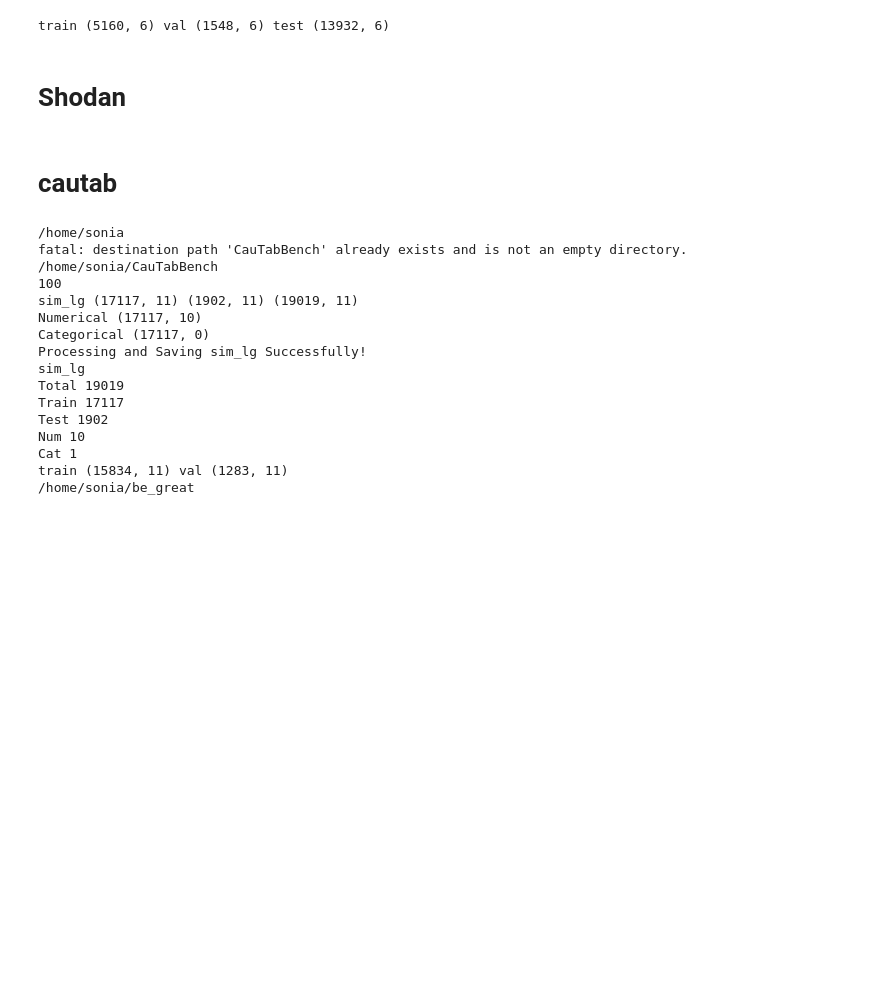
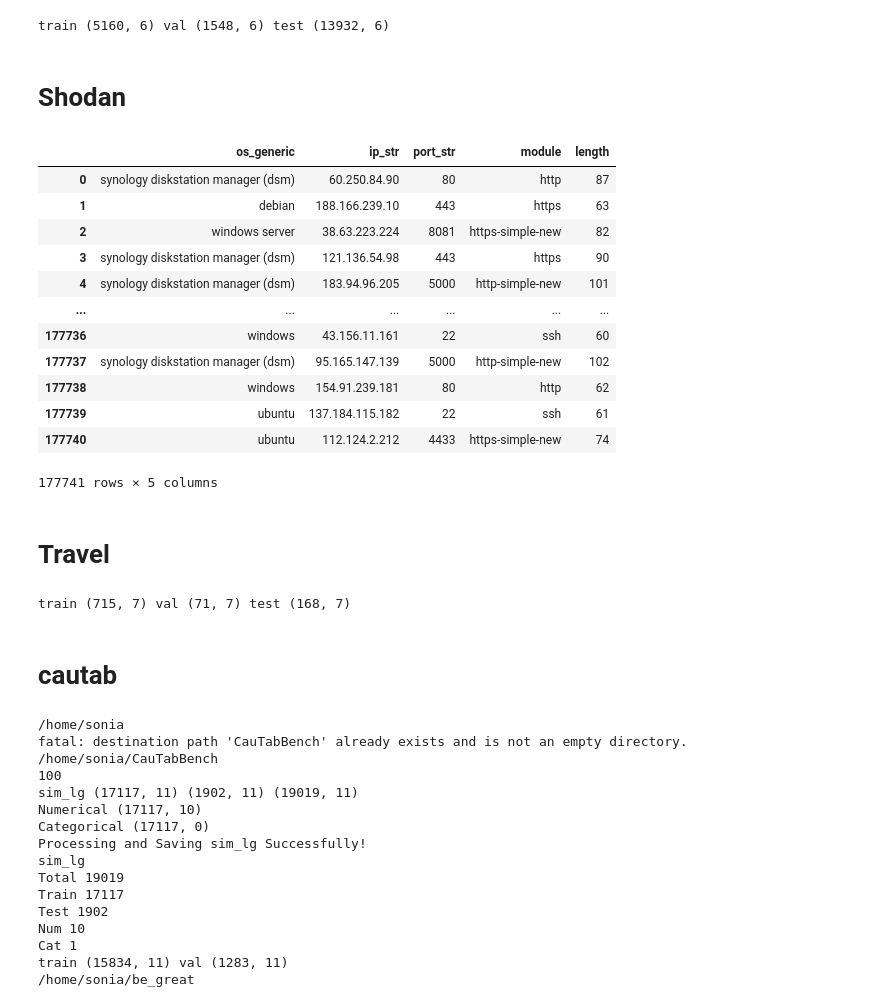
Before and after one commit to soCromp/tabby, a Jupyter notebook: data_prep.ipynb, the cells around one changed output. Saved outputs shown, nothing was run; the diff lists cells and outputs as text; code cells hidden in the pictures; blank space fills up the shorter version.

Commit message:
travel

```diff
--- a/data_prep.ipynb
+++ b/data_prep.ipynb
@@ -640,6 +640,83 @@ for path in [outpath_date, outpath_latest]:
 train (5160, 6) val (1548, 6) test (13932, 6)
 # %% [markdown]
 # Shodan
+# %%
+import datasets
+d = datasets.load_from_disk('/mnt/data/sonia/datasets/honeygan/apr23.dat')
+d['train'].to_pandas()
+# %% [output]
+|  | os_generic | ip_str | port_str | module | length |
+| 0 | synology diskstation manager (dsm) | 60.250.84.90 | 80 | http | 87 |
+| 1 | debian | 188.166.239.10 | 443 | https | 63 |
+| 2 | windows server | 38.63.223.224 | 8081 | https-simple-new | 82 |
+| 3 | synology diskstation manager (dsm) | 121.136.54.98 | 443 | https | 90 |
+| 4 | synology diskstation manager (dsm) | 183.94.96.205 | 5000 | http-simple-new | 101 |
+| ... | ... | ... | ... | ... | ... |
+| 177736 | windows | 43.156.11.161 | 22 | ssh | 60 |
+| 177737 | synology diskstation manager (dsm) | 95.165.147.139 | 5000 | http-simple-new | 102 |
+| 177738 | windows | 154.91.239.181 | 80 | http | 62 |
+| 177739 | ubuntu | 137.184.115.182 | 22 | ssh | 61 |
+| 177740 | ubuntu | 112.124.2.212 | 4433 | https-simple-new | 74 |
+177741 rows × 5 columns
+# %% [markdown]
+# Travel
+# %%
+import pandas as pd
+import datetime
+import os
+import json
+
+config = {
+    'dataset_name': 'travel',
+    'raw_path': 'https://www.kaggle.com/datasets/tejashvi14/tour-travels-customer-churn-prediction?resource=download',
+    'task': 'classification',
+    'random_state': 42,
+    'train_frac': 0.75,
+    'val_frac': 0.075,
+    'creation_time': str(datetime.datetime.now()),
+    'max_col_length': 20,
+    'cols': ['Age','Frequent-Flyer','Class','Services','Social-Media','Hotel','Target'],
+    'ords': ['Frequent-Flyer','Class','Social-Media','Hotel'],
+    'nums': ['Age','Services',],
+    'labs': ['Target']
+}
+
+# read in, rename columns
+df = pd.read_csv('travel.csv')
+assert set(config['ords']+config['nums']+config['labs'])==set(config['cols'])
+assert len(config['ords'])+len(config['nums'])+len(config['labs']) == len(config['cols'])
+
+df[config['ords']] = df[config['ords']].map(lambda x: '-'.join(x.split(' ')))
+
+# shuffle data
+df = df.sample(frac=1, random_state=config['random_state'], ignore_index=True)
+
+# split into train/val/test sets
+n = len(df)
+train_size = int(config['train_frac'] * n)
+val_size = int(config['val_frac'] * n)
+train = df.iloc[:train_size, :]
+val = df.iloc[train_size:train_size+val_size, :]
+test = df.iloc[train_size+val_size:, :]
+print('train', train.shape, 'val', val.shape, 'test', test.shape)
+
+# write everything out
+datedirname = '.'.join(config['creation_time'].split())
+outpath_date   = os.path.join('./data/', config['dataset_name'], datedirname)
+outpath_latest = os.path.join('./data/', config['dataset_name'], 'latest')
+
+for path in [outpath_date, outpath_latest]:
+    os.makedirs(path, exist_ok=True)
+    train.to_csv(os.path.join(path, 'train.csv'), index=False)
+    val.to_csv(os.path.join(path, 'val.csv'), index=False)
+    test.to_csv(os.path.join(path, 'test.csv'), index=False)
+    df.to_csv(os.path.join(path, 'all.csv'), index=False)
+    with open(os.path.join(path, 'config.json'), 'w') as f:
+        json.dump(config, f)
+
+# ddpmout =tabddpm(config, train, val, test, df, outpath_date, outpath_latest)
+# %% [output]
+train (715, 7) val (71, 7) test (168, 7)
 # %% [markdown]
 # cautab
 # %%
```
